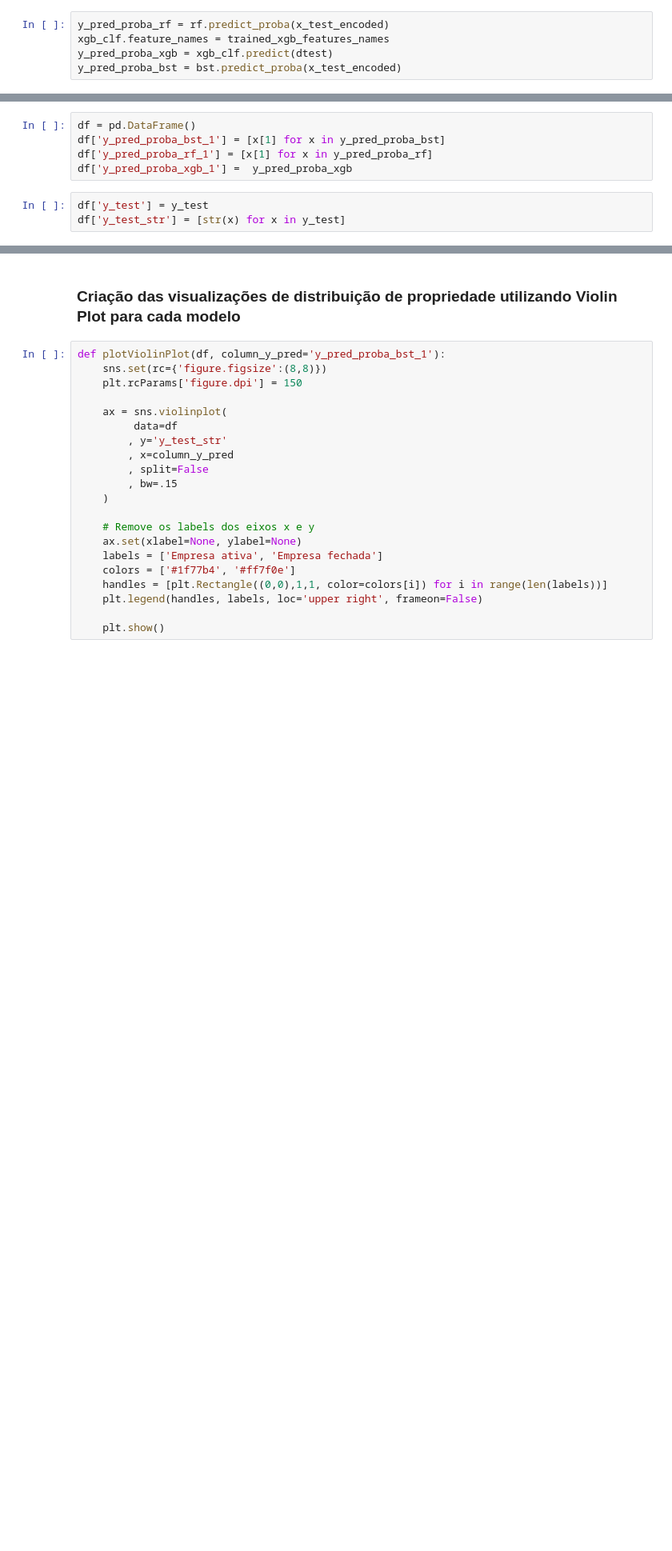
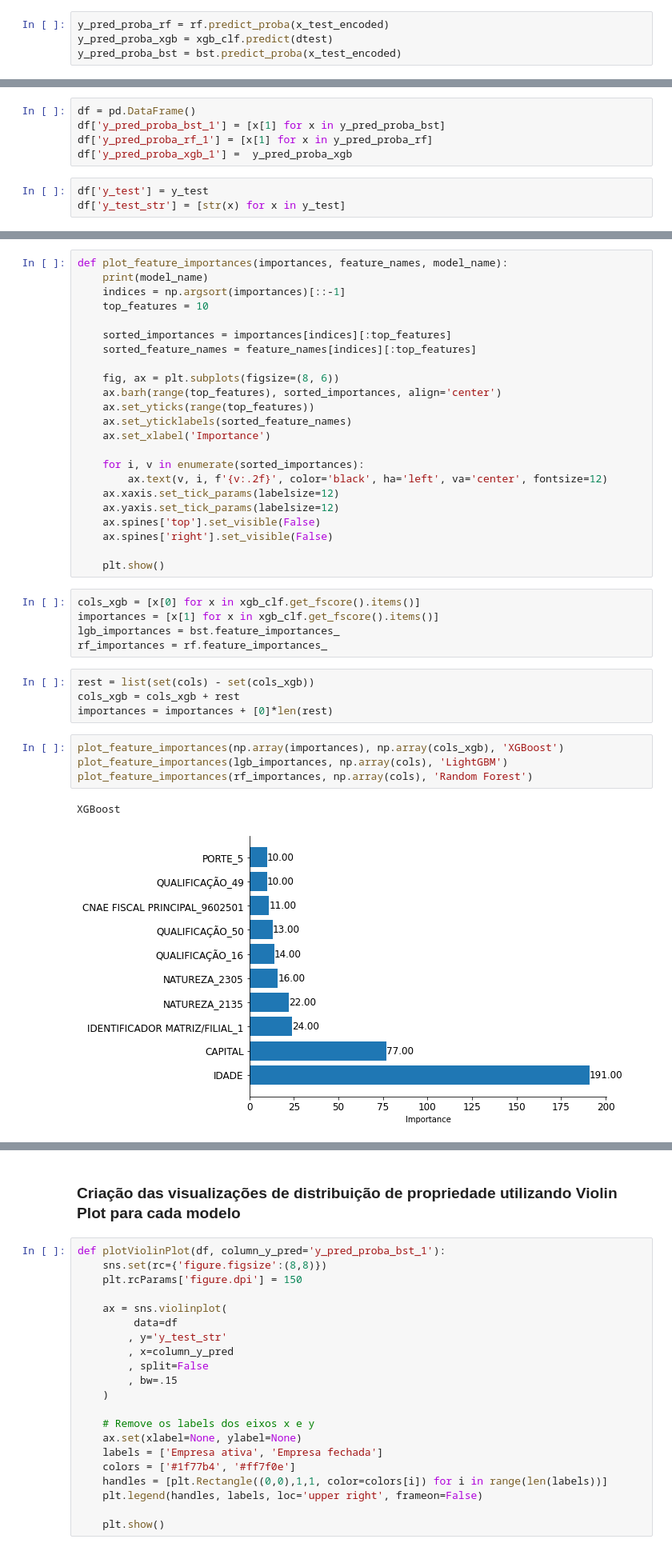
Before and after one commit to leandronogsantos/brasil_cnpjs, a Jupyter notebook: modelos_machine_learning.ipynb, the cells around one changed output, grey strips where cells are left out. Shown at 80% size. Cells and saved outputs as stored; diff of their text form; blank space fills up the shorter version.

```diff
--- a/modelos_machine_learning.ipynb
+++ b/modelos_machine_learning.ipynb
@@ -319,7 +319,6 @@ Acurácia: 77.67%
 ### Obtendo as probabilidades previstas para cada classe, para cada modelo
 # %%
 y_pred_proba_rf = rf.predict_proba(x_test_encoded)
-xgb_clf.feature_names = trained_xgb_features_names
 y_pred_proba_xgb = xgb_clf.predict(dtest)
 y_pred_proba_bst = bst.predict_proba(x_test_encoded)
 # %%
@@ -342,0 +344,39 @@ df['y_test_str'] = [str(x) for x in y_test]
+# %%
+def plot_feature_importances(importances, feature_names, model_name):
+    print(model_name)
+    indices = np.argsort(importances)[::-1]
+    top_features = 10
+
+    sorted_importances = importances[indices][:top_features]
+    sorted_feature_names = feature_names[indices][:top_features]
+
+    fig, ax = plt.subplots(figsize=(8, 6))
+    ax.barh(range(top_features), sorted_importances, align='center')
+    ax.set_yticks(range(top_features))
+    ax.set_yticklabels(sorted_feature_names)
+    ax.set_xlabel('Importance')
+
+    for i, v in enumerate(sorted_importances):
+        ax.text(v, i, f'{v:.2f}', color='black', ha='left', va='center', fontsize=12)
+    ax.xaxis.set_tick_params(labelsize=12)
+    ax.yaxis.set_tick_params(labelsize=12)
+    ax.spines['top'].set_visible(False)
+    ax.spines['right'].set_visible(False)
+
+    plt.show()
+# %%
+cols_xgb = [x[0] for x in xgb_clf.get_fscore().items()]
+importances = [x[1] for x in xgb_clf.get_fscore().items()]
+lgb_importances = bst.feature_importances_
+rf_importances = rf.feature_importances_
+# %%
+rest = list(set(cols) - set(cols_xgb))
+cols_xgb = cols_xgb + rest
+importances = importances + [0]*len(rest)
+# %%
+plot_feature_importances(np.array(importances), np.array(cols_xgb), 'XGBoost')
+plot_feature_importances(lgb_importances, np.array(cols), 'LightGBM')
+plot_feature_importances(rf_importances, np.array(cols), 'Random Forest')
+# %% [output]
+XGBoost
+[figure, added]
```
Also changed, not shown: parts of 21 cells of this notebook.
